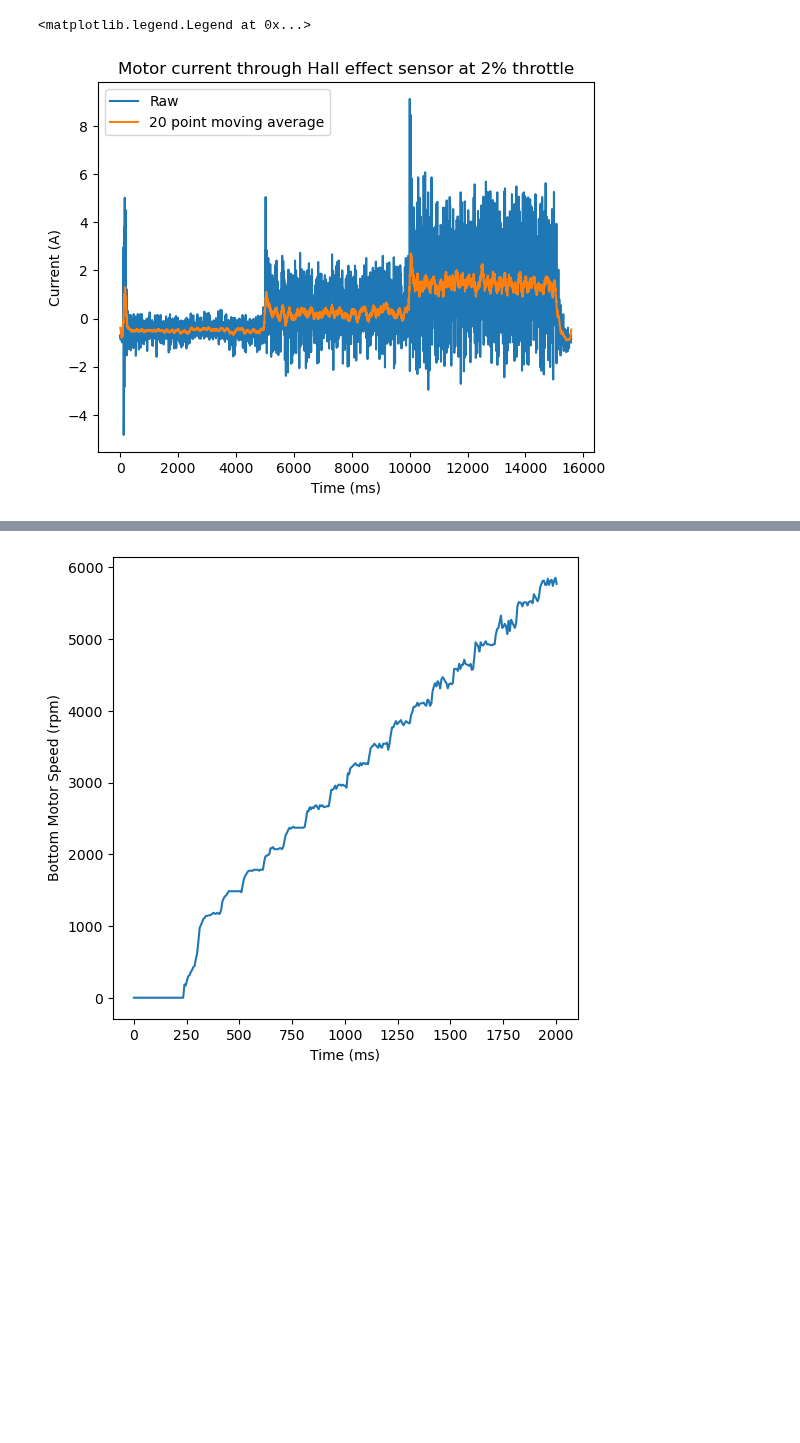
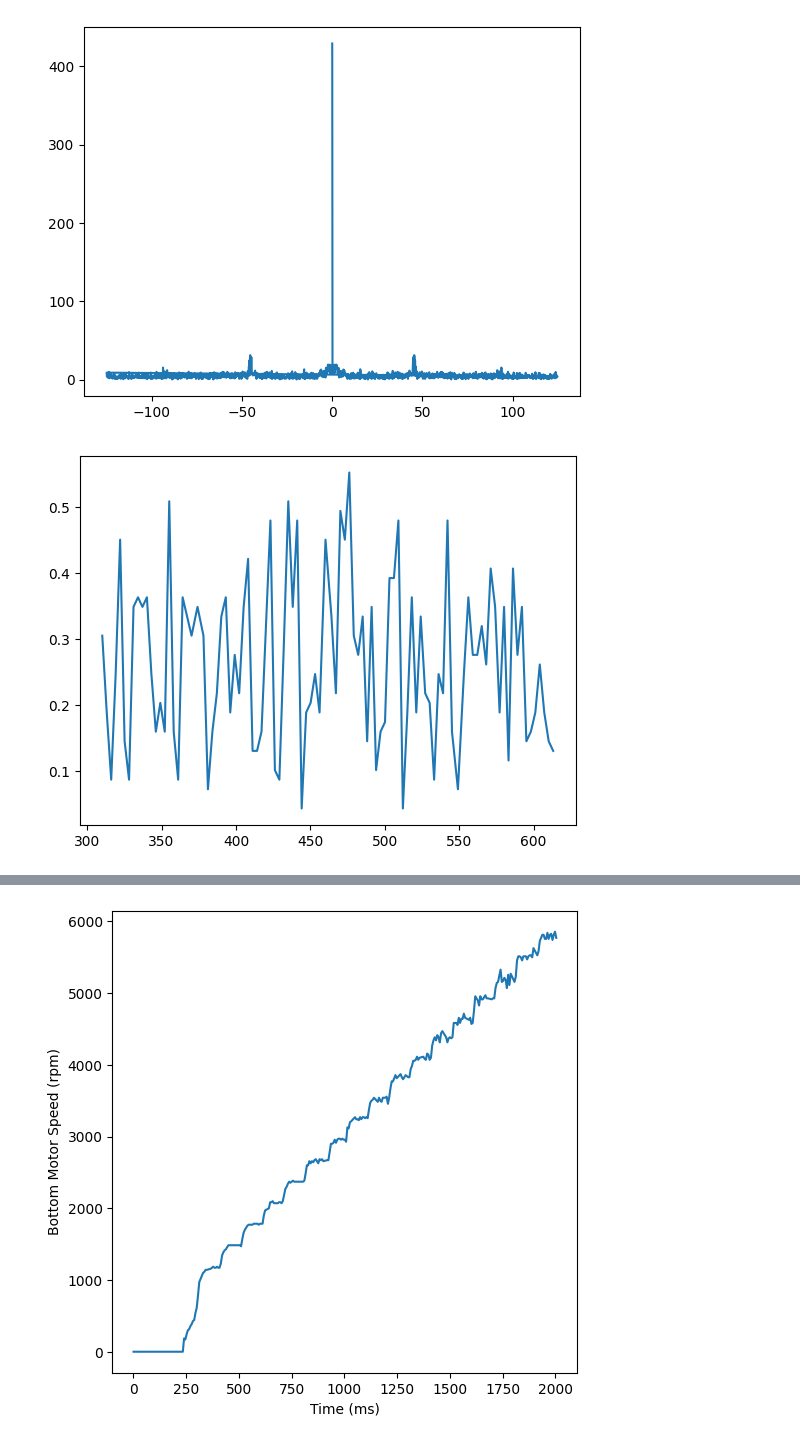
Before and after one commit to gtaharaedmonds/coaxial-drone, a Jupyter notebook: thrust_jig/test_runner/experiment.ipynb, the cells around one changed output, grey strips where cells are left out. Saved outputs shown, nothing was run; the diff lists cells and outputs as text; code cells hidden in the pictures; blank space fills up the shorter version.

```diff
--- a/thrust_jig/test_runner/experiment.ipynb
+++ b/thrust_jig/test_runner/experiment.ipynb
@@ -13,7 +13,7 @@ print(TestRunner.keys())
 ['time_ms', 'top_motor_rpm', 'bottom_motor_rpm', 'batt_voltage_V', 'batt_current_A', 'top_current_A', 'bottom_current_A', 'thrust_N', 'torque_N']
 # %%
 # 1. Create a test plan consisting of steps.
-steps = [TestStep(bottom_throttle=i, top_throttle=i, duration_ms=5000) for i in np.arange(5, 31, 5)]
+steps = [TestStep(bottom_throttle=i, top_throttle=i, duration_ms=5000) for i in np.arange(5, 10, 5)]
 plan = TestPlan(
     "test",
     steps=steps
@@ -24,6 +24,6 @@ TestPlan(name='test', steps=[TestStep(duration_ms=5000, top_throttle=5, bottom_t
 # %%
 # 2. Connect to jig and run the test.
-runner = TestRunner(port="COM11", timeout=0.1)
+runner = TestRunner(port="/dev/cu.usbserial-0001", timeout=0.1)
 runner.run(plan=plan)
 # %% [output]
 Tx: Begin new test spec
@@ -61,18 +68,31 @@ plt.legend()
 # %%
 # 3. Plot data or get values as Numpy array.
 # runner.plot("bottom_current_A")
 time_ms = runner.values("time_ms")
-bottom_current = runner.values("top_current_A")
-plt.plot(time_ms, bottom_current, label='Raw')
-flt_current = np.convolve(bottom_current, np.ones(20), 'same') / 20
-plt.plot(time_ms, flt_current, label='20 point moving average')
-plt.xlabel('Time (ms)')
-plt.ylabel('Current (A)')
-plt.title('Motor current through Hall effect sensor at 2% throttle')
-plt.legend()
+top_current = runner.values("top_current_A")
+# plt.plot(time_ms, top_current, label='Raw')
+# flt_current = np.convolve(top_current, np.ones(20), 'same') / 20
+# plt.plot(time_ms, flt_current, label='20 point moving average')
+# plt.xlabel('Time (ms)')
+# plt.ylabel('Current (A)')
+# plt.title('Motor current through Hall effect sensor at 2% throttle')
+# plt.legend()
+
+fft_result = np.fft.fft(top_current)
+freq = np.fft.fftfreq(len(fft_result), 4e-3)
+magnitude = np.abs(fft_result)
+
+plt.figure()
+plt.plot(freq, magnitude)
+# plt.ylim((-0, 40))
+plt.show()
+
+plt.figure()
+plt.plot(time_ms[100:200], top_current[100:200])
+plt.show()
 # %% [output]
-<matplotlib.legend.Legend at 0x...>
-[figure, old version]
+[figure, new version]
+[figure, added]
 # %%
 plt.plot(time_ms, runner.values("top_current_A"))
 plt.xlabel('Time (ms)')
```
Also changed, not shown: parts of 8 cells of this notebook, 14 other files.
